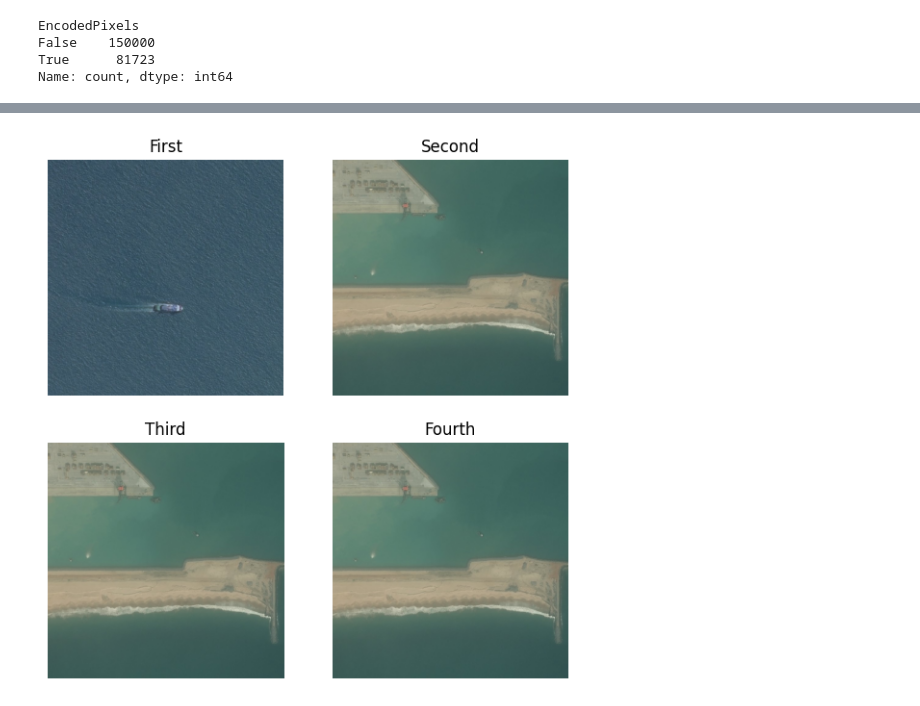
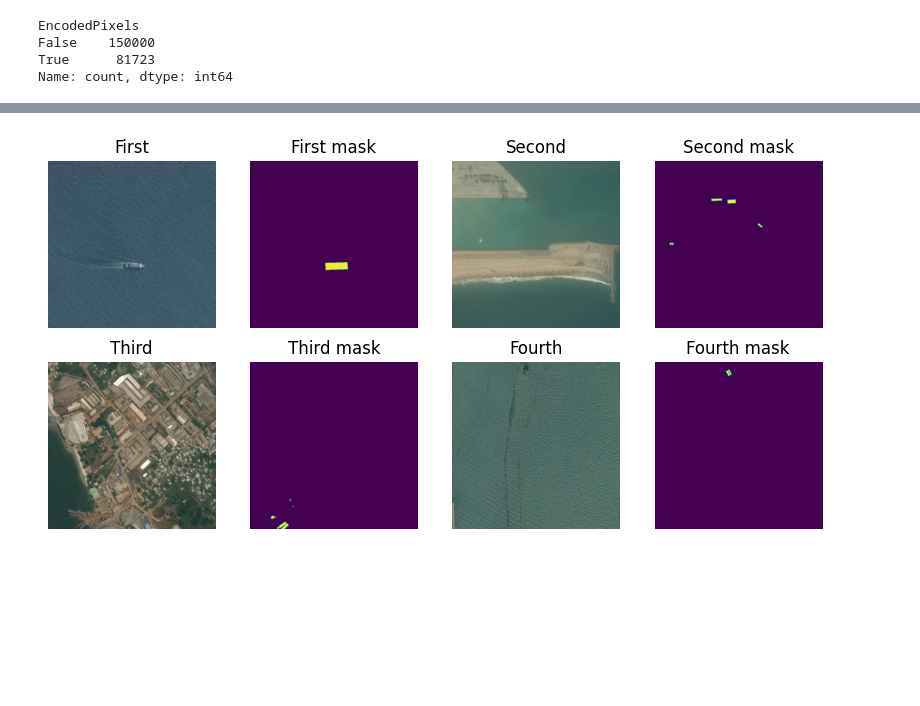
Before and after one commit to Coin-Gulter/Airbus_ship_segmentation_unit_model, a Jupyter notebook: exploratory_data.ipynb, the cells around one changed output, grey strips where cells are left out. Cells and saved outputs as stored; diff of their text form; code cells hidden in the pictures; blank space fills up the shorter version.

```diff
--- a/exploratory_data.ipynb
+++ b/exploratory_data.ipynb
@@ -1,6 +1,14 @@
 # %% [markdown]
 Import necessary modules.
 # %%
+!pip install imutils
+
 import pandas as pd
 import matplotlib.pyplot as plt
 import cv2 as cv
+import parameters
+import numpy as np
+import re
+import imutils
+
+DATA_PATH = "input/train_v2/"
@@ -26,0 +42,4 @@ data.head(10)
+# %%
+ds_train = pd.read_csv('input/train_v2/train_ship_segmentations_v2.csv')
+
+ds_train.head(10)
@@ -91,19 +182,29 @@ Visualize example images with ships.
 # %%
-ship_images =  data.loc[data['EncodedPixels'].notnull()]
-data_path = 'airbus-ship-detection/train/'
+
+train_df = ds_train.head(100)
+train_df = train_df.dropna()
+train_df = train_df.groupby('ImageId')['EncodedPixels'].agg(' '.join).reset_index(name='EncodedPixels')
+labels = train_df['EncodedPixels'].values
+labels = np.array(list(map(rle_decode, labels)))
+
+ship_images = train_df['ImageId'].values
 
 # create figure
-fig = plt.figure(figsize=(7, 7))
+fig = plt.figure(figsize=(10, 10))
 
 # setting values to rows and column variables
-rows = 2
-columns = 2
+rows = 4
+columns = 4
 
 # reading images
-Image1 = cv.cvtColor(cv.imread(data_path + ship_images['ImageId'].iloc[0]+'.jpg'),cv.COLOR_BGR2RGB)
-Image2 = cv.cvtColor(cv.imread(data_path + ship_images['ImageId'].iloc[1]+'.jpg'),cv.COLOR_BGR2RGB)
-Image3 = cv.cvtColor(cv.imread(data_path + ship_images['ImageId'].iloc[2]+'.jpg'),cv.COLOR_BGR2RGB)
-Image4 = cv.cvtColor(cv.imread(data_path + ship_images['ImageId'].iloc[3]+'.jpg'),cv.COLOR_BGR2RGB)
+Image1 = cv.cvtColor(cv.imread(DATA_PATH + ship_images[0]),cv.COLOR_BGR2RGB)
+mask1 = labels[0]
+Image2 = cv.cvtColor(cv.imread(DATA_PATH + ship_images[1]),cv.COLOR_BGR2RGB)
+mask2 = labels[1]
+Image3 = cv.cvtColor(cv.imread(DATA_PATH + ship_images[2]),cv.COLOR_BGR2RGB)
+mask3 = labels[2]
+Image4 = cv.cvtColor(cv.imread(DATA_PATH + ship_images[3]),cv.COLOR_BGR2RGB)
+mask4 = labels[3]
 
 # Adds a subplot at the 1st position
 fig.add_subplot(rows, columns, 1)
@@ -113,27 +214,60 @@ plt.imshow(Image1)
 plt.axis('off')
 plt.title("First")
 
+# Adds a subplot at the 1st position
+fig.add_subplot(rows, columns, 2)
+
+# showing image
+plt.imshow(mask1)
+plt.axis('off')
+plt.title("First mask")
+
+
 # Adds a subplot at the 2nd position
-fig.add_subplot(rows, columns, 2)
+fig.add_subplot(rows, columns, 3)
 
 # showing image
 plt.imshow(Image2)
 plt.axis('off')
 plt.title("Second")
 
+# Adds a subplot at the 1st position
+fig.add_subplot(rows, columns, 4)
+
+# showing image
+plt.imshow(mask2)
+plt.axis('off')
+plt.title("Second mask")
+
 # Adds a subplot at the 3rd position
-fig.add_subplot(rows, columns, 3)
+fig.add_subplot(rows, columns, 5)
 
 # showing image
 plt.imshow(Image3)
 plt.axis('off')
 plt.title("Third")
 
+# Adds a subplot at the 1st position
+fig.add_subplot(rows, columns, 6)
+
+# showing image
+plt.imshow(mask3)
+plt.axis('off')
+plt.title("Third mask")
+
 # Adds a subplot at the 4th position
-fig.add_subplot(rows, columns, 4)
+fig.add_subplot(rows, columns, 7)
 
 # showing image
 plt.imshow(Image4)
 plt.axis('off')
 plt.title("Fourth")
+
+# Adds a subplot at the 1st position
+fig.add_subplot(rows, columns, 8)
+
+# showing image
+plt.imshow(mask4)
+plt.axis('off')
+plt.title("Fourth mask")
 # %% [output]
@@ -141 +275 @@ Text(0.5, 1.0, 'Fourth')
-[figure, old version]
+[figure, new version]
```
Also changed, not shown: parts of 33 cells of this notebook, 13 other files.
